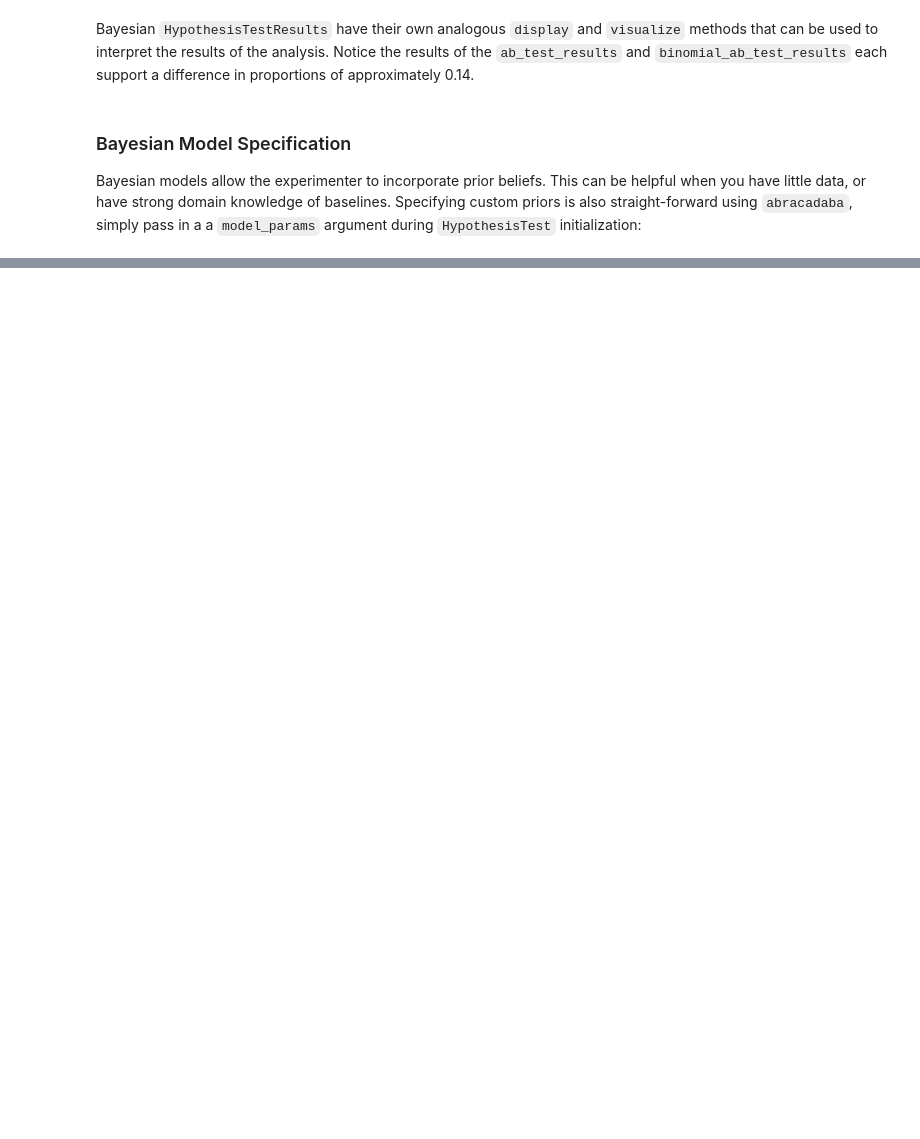
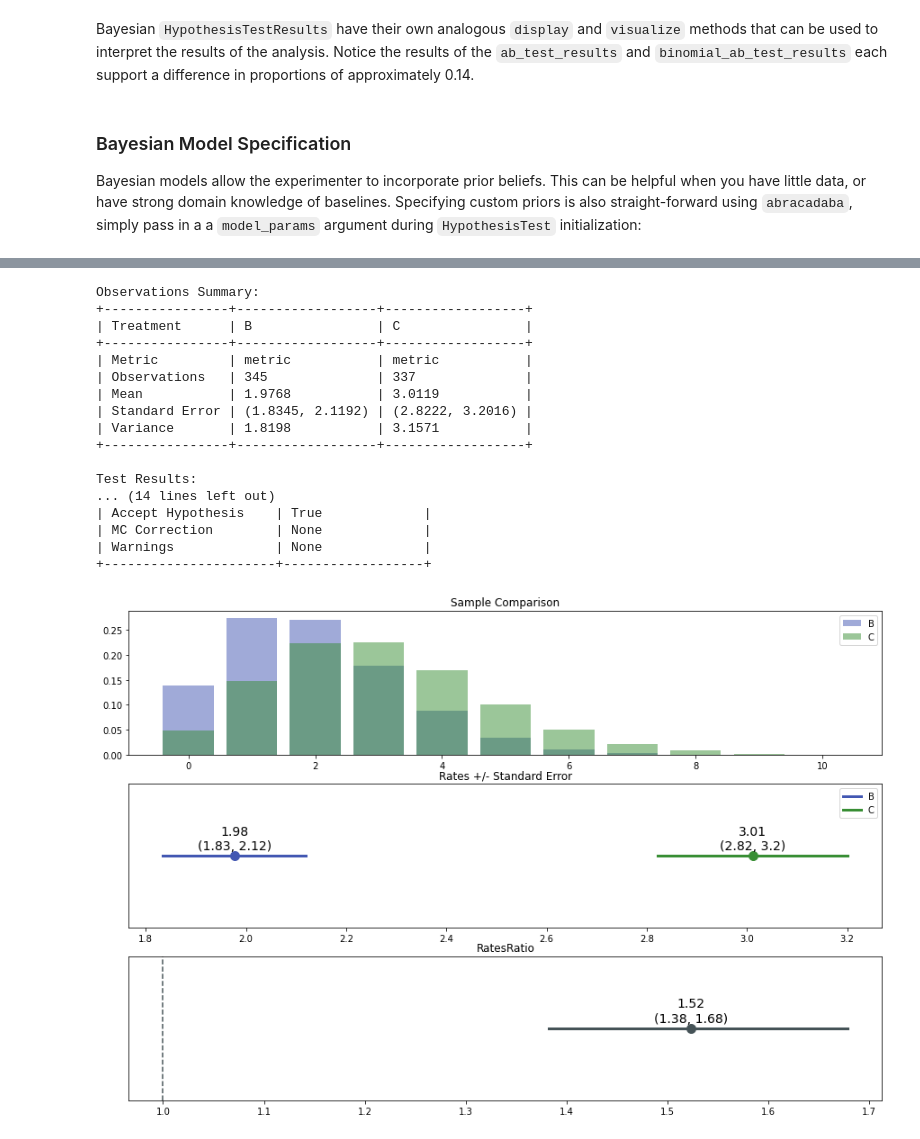
Before and after one commit to quizlet/abracadabra, a Jupyter notebook: docs/abracadabra_basics.ipynb, the cells around one changed output, grey strips where cells are left out. Drawn from its saved outputs; the diff is of its cells as text; code cells hidden in the pictures; blank space fills up the shorter version.

```diff
--- a/docs/abracadabra_basics.ipynb
+++ b/docs/abracadabra_basics.ipynb
@@ -363,0 +469,8 @@ Test Results:
+# %%
+# generate some fake Gaussian-distributed trial data
+counts_data = generate_fake_observations(
+    distribution='poisson',  # binary data
+    n_treatments=3,
+    n_observations=1000
+)
+counts_data.head()
@@ -363,0 +484,37 @@ Test Results:
+# %%
+# Initialize the A/B test
+exper = Experiment(data=counts_data, name="Demo Experiment")
+
+poisson_ab_test = HypothesisTest(
+    metric="metric",
+    treatment="treatment",
+    control="B", variation="C",
+    hypothesis="unequal",
+    inference_method="rates_ratio"
+)
+
+# Run the test with an alpha of 0.5; get back a HypothesisTestResults object
+poisson_ab_test_results = exper.run_test(poisson_ab_test, alpha=.05)
+
+# Check the test results decision
+poisson_ab_test_results.display()
+poisson_ab_test_results.visualize()
+# %% [output]
+Observations Summary:
++----------------+------------------+------------------+
+| Treatment      | B                | C                |
++----------------+------------------+------------------+
+| Metric         | metric           | metric           |
+| Observations   | 345              | 337              |
+| Mean           | 1.9768           | 3.0119           |
+| Standard Error | (1.8345, 2.1192) | (2.8222, 3.2016) |
+| Variance       | 1.8198           | 3.1571           |
++----------------+------------------+------------------+
+
+Test Results:
+... (14 lines left out)
+| Accept Hypothesis    | True             |
+| MC Correction        | None             |
+| Warnings             | None             |
++----------------------+------------------+
+[figure, added]
```
Also changed, not shown: parts of 25 cells of this notebook.
